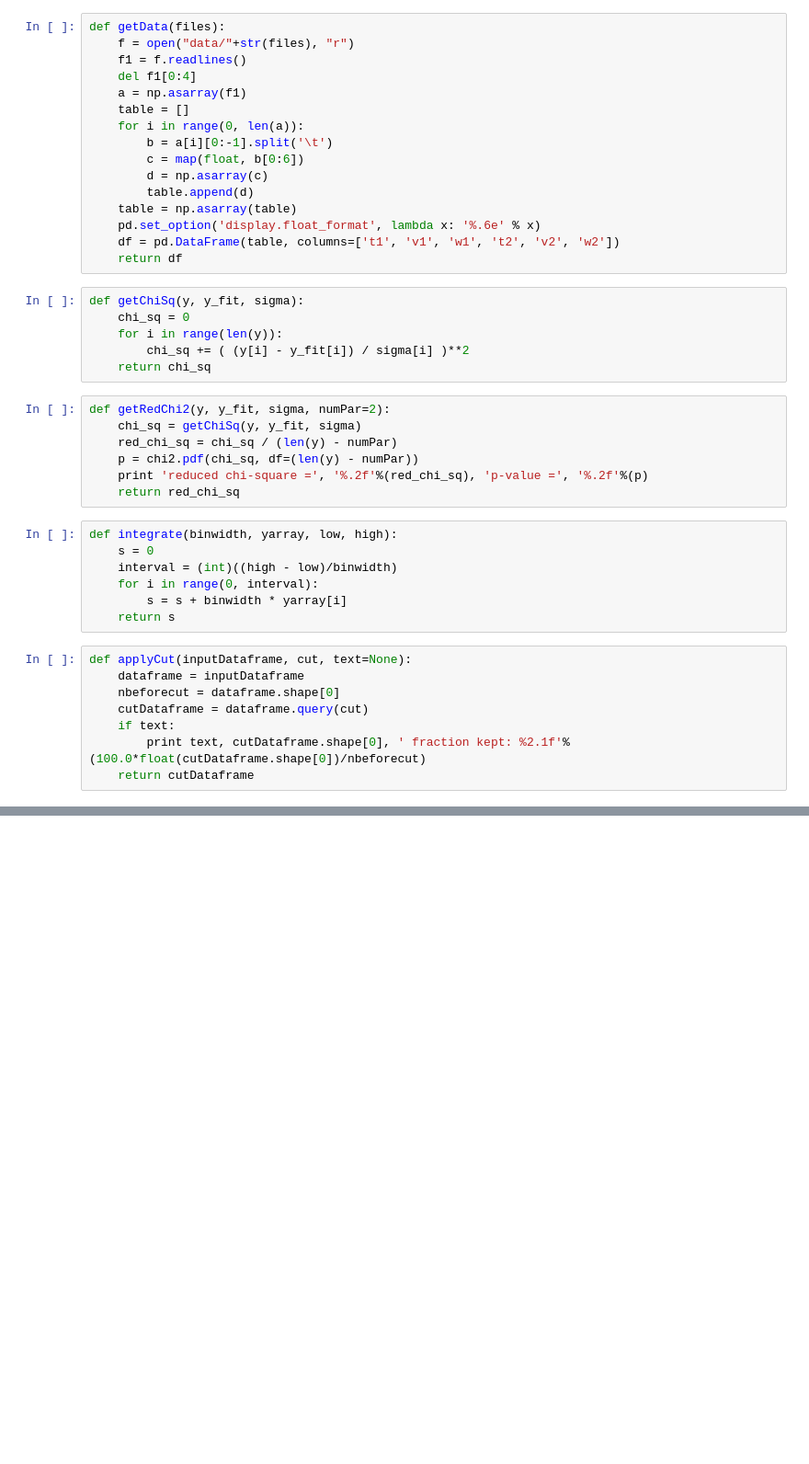
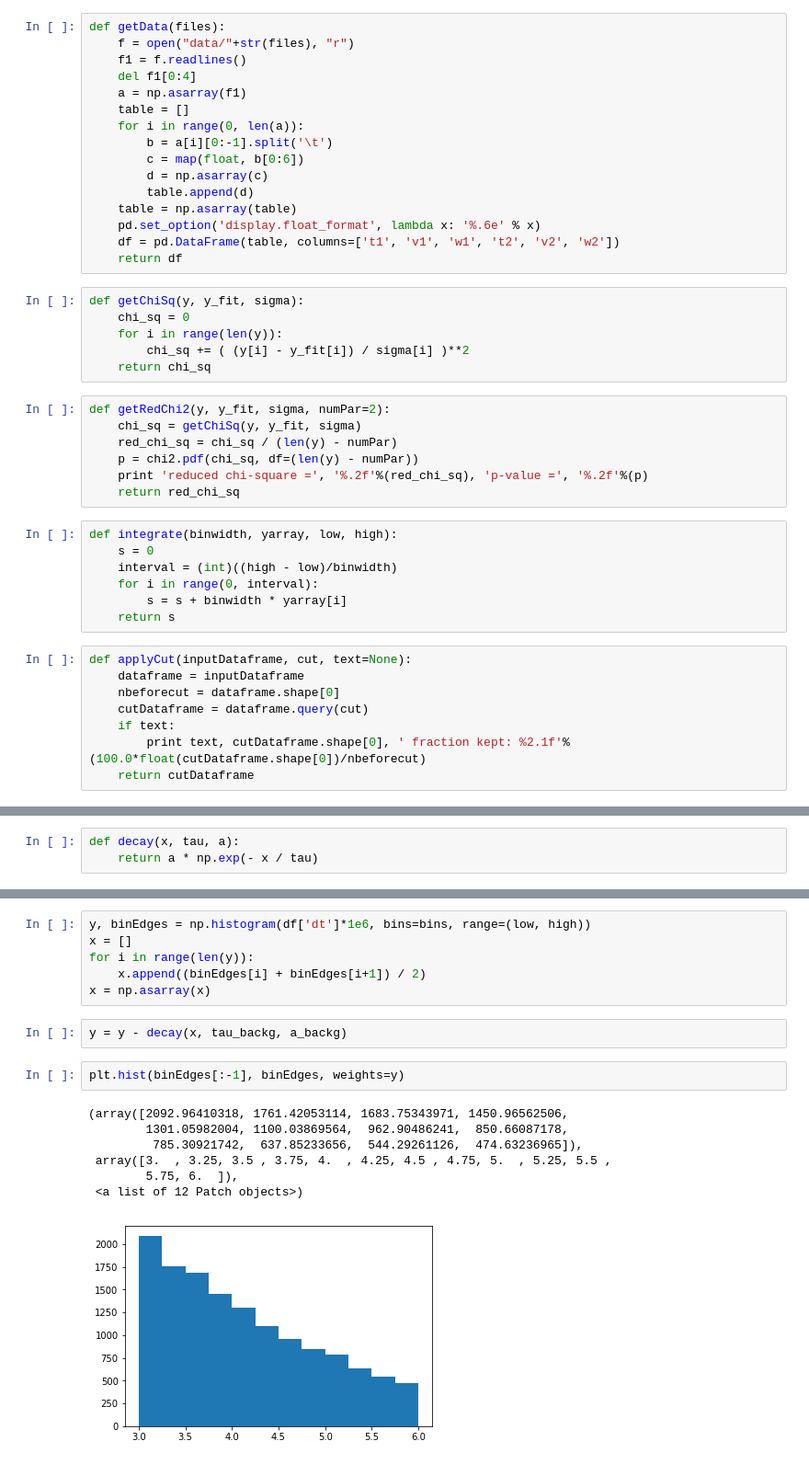
Before and after one commit to y-song/school, a Jupyter notebook: physics111b/lab 3 fitting.ipynb, the cells around one changed output, grey strips where cells are left out. Shown: that part at 92% size. Drawn from its saved outputs; the diff is of its cells as text; blank space fills up the shorter version.

```diff
--- a/physics111b/lab 3 fitting.ipynb
+++ b/physics111b/lab 3 fitting.ipynb
@@ -211,0 +61,3 @@ reduced chi-square = 0.71 p-value = 0.06
+# %%
+def decay(x, tau, a):
+    return a * np.exp(- x / tau)
@@ -211,0 +80,18 @@ reduced chi-square = 0.71 p-value = 0.06
+# %%
+y, binEdges = np.histogram(df['dt']*1e6, bins=bins, range=(low, high))
+x = []
+for i in range(len(y)):
+    x.append((binEdges[i] + binEdges[i+1]) / 2)
+x = np.asarray(x)
+# %%
+y = y - decay(x, tau_backg, a_backg)
+# %%
+plt.hist(binEdges[:-1], binEdges, weights=y)
+# %% [output]
+(array([2092.96410318, 1761.42053114, 1683.75343971, 1450.96562506,
+        1301.05982004, 1100.03869564,  962.90486241,  850.66087178,
+         785.30921742,  637.85233656,  544.29261126,  474.63236965]),
+ array([3.  , 3.25, 3.5 , 3.75, 4.  , 4.25, 4.5 , 4.75, 5.  , 5.25, 5.5 ,
+        5.75, 6.  ]),
+ <a list of 12 Patch objects>)
+[figure, added]
```
Also changed, not shown: parts of 36 cells of this notebook, 3 other files.
